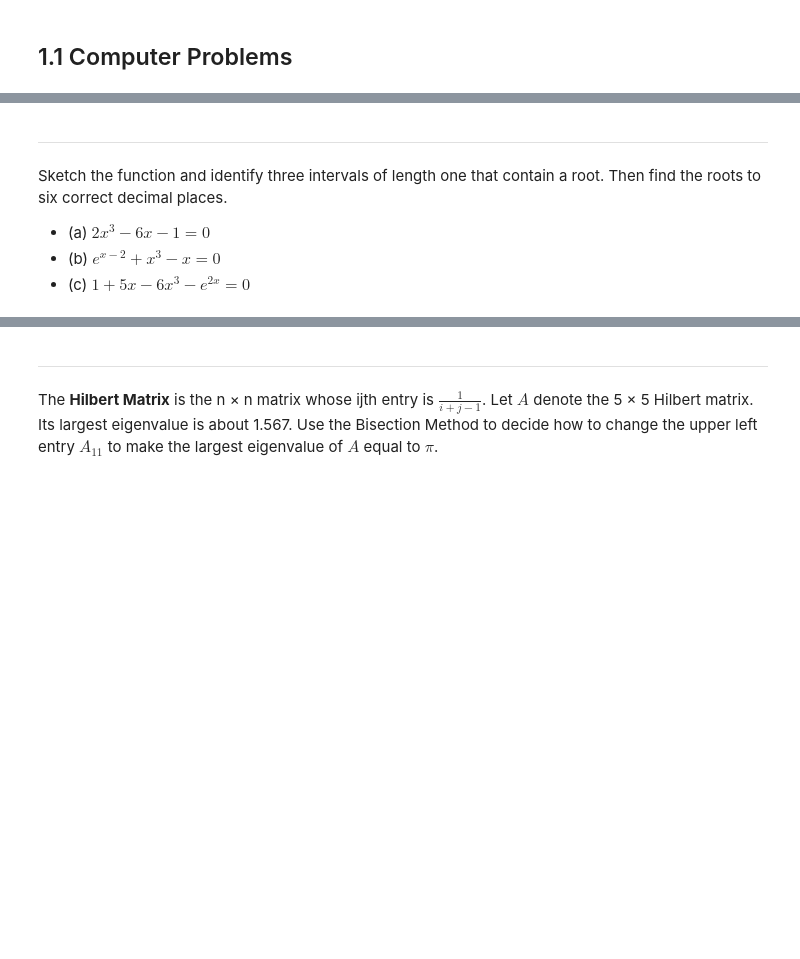
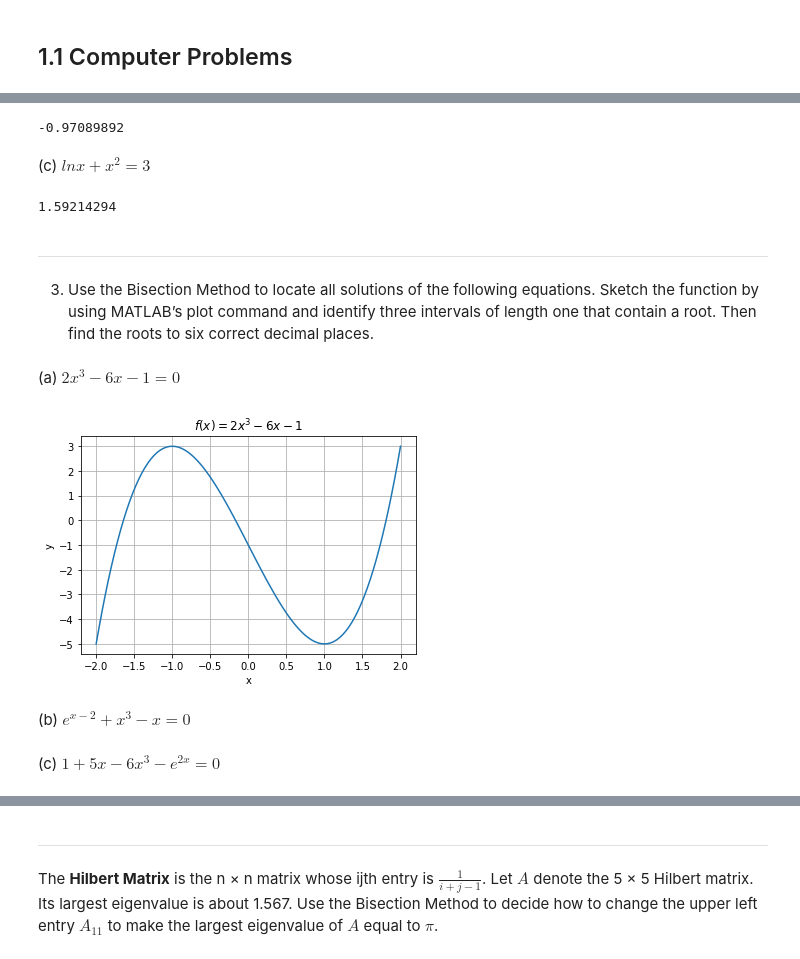
Before and after one commit to Jim00000/Numerical-Analysis, a Jupyter notebook: 1_Solving_Equations.ipynb, the cells around one changed output, grey strips where cells are left out. Saved outputs shown, nothing was run; the diff lists cells and outputs as text; code cells hidden in the pictures; blank space fills up the shorter version.

Commit message:
Overhaul 1_Solving_Equations.ipynb

```diff
--- a/1_Solving_Equations.ipynb
+++ b/1_Solving_Equations.ipynb
@@ -105,10 +129,37 @@ print('(c) x =',round(fc_xc,8))
+# %%
+root = scipy.optimize.bisect(lambda x : np.sin(x) - 6 * x - 5, -5, 5)
+print('{:>.8f}'.format(root))
+# %% [output]
+-0.97089892
+# %% [markdown]
+(c) $ln{x} + x^2 = 3$
+# %%
+root = scipy.optimize.bisect(lambda x : np.log(x) + np.power(x, 2) - 3, 1, 2)
+print('{:>.8f}'.format(root))
+# %% [output]
+1.59214294
 # %% [markdown]
 ---
-Sketch the function and identify three intervals of length one that contain a root.
-Then find the roots to six correct decimal places.
-- (a) $2x^3 - 6x - 1 = 0$
-- (b) $e^{x-2} + x^3 - x = 0$
-- (c) $1 + 5x - 6x^3 - e^{2x} = 0$
+3. Use the Bisection Method to locate all solutions of the following equations. Sketch the function by using MATLAB’s plot command and identify three intervals of length one that contain a root. Then find the roots to six correct decimal places.
+# %% [markdown]
+(a) $2x^3 - 6x - 1 = 0$
+# %%
+f = lambda x : 2 * np.power(x, 3) - 6 * x - 1
+xpts = np.linspace(-2, 2, 101)
+ypts = f(xpts)
+
+plt.plot(xpts, ypts)
+plt.xlabel('x')
+plt.ylabel('y')
+plt.title('$f(x) = 2x^3 - 6x - 1$')
+plt.grid(True)
+plt.show()
+# %% [output]
+[figure, added]
+# %% [markdown]
+(b) $e^{x-2} + x^3 - x = 0$
+# %% [markdown]
+(c) $1 + 5x - 6x^3 - e^{2x} = 0$
 # %%
 def generate_points(f,xs):
     ys = np.zeros(xs.size)
```
Also changed, not shown: parts of 26 cells of this notebook.
